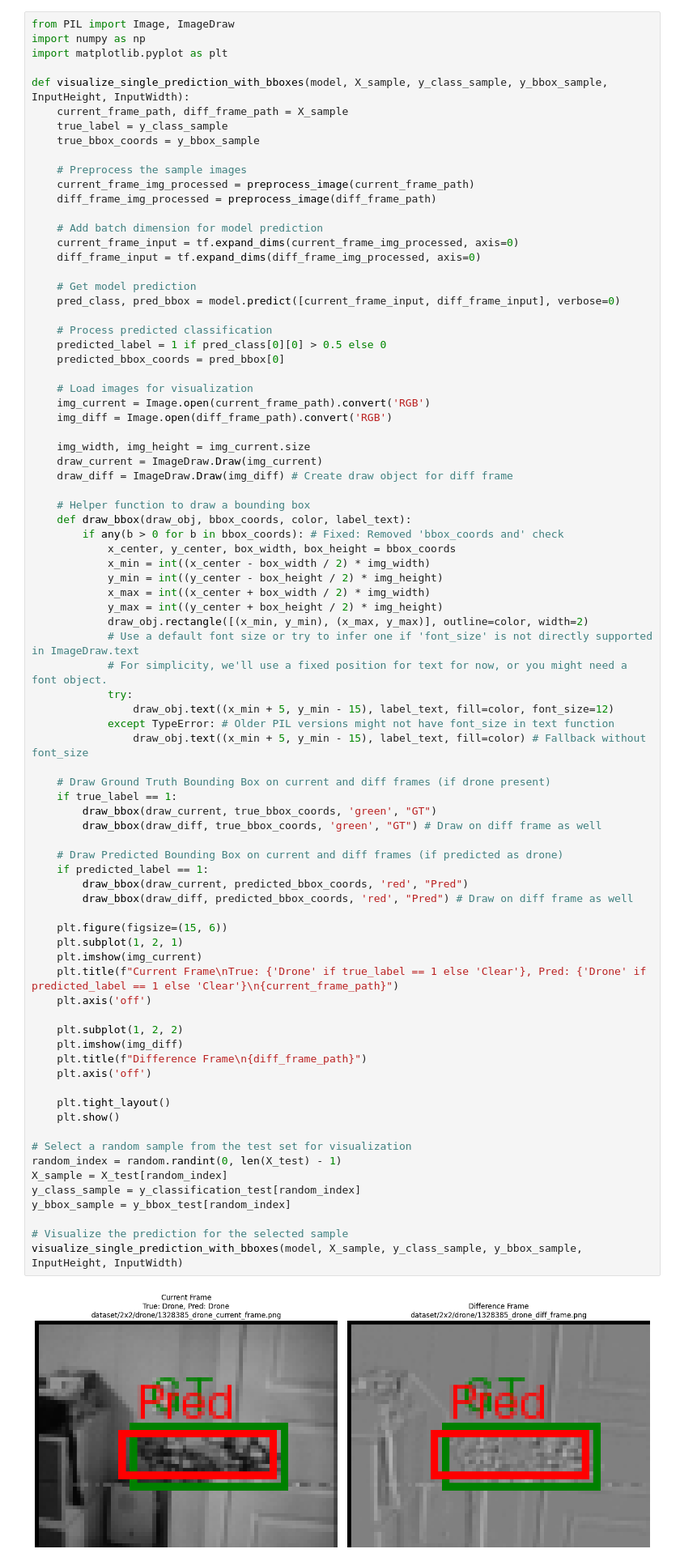
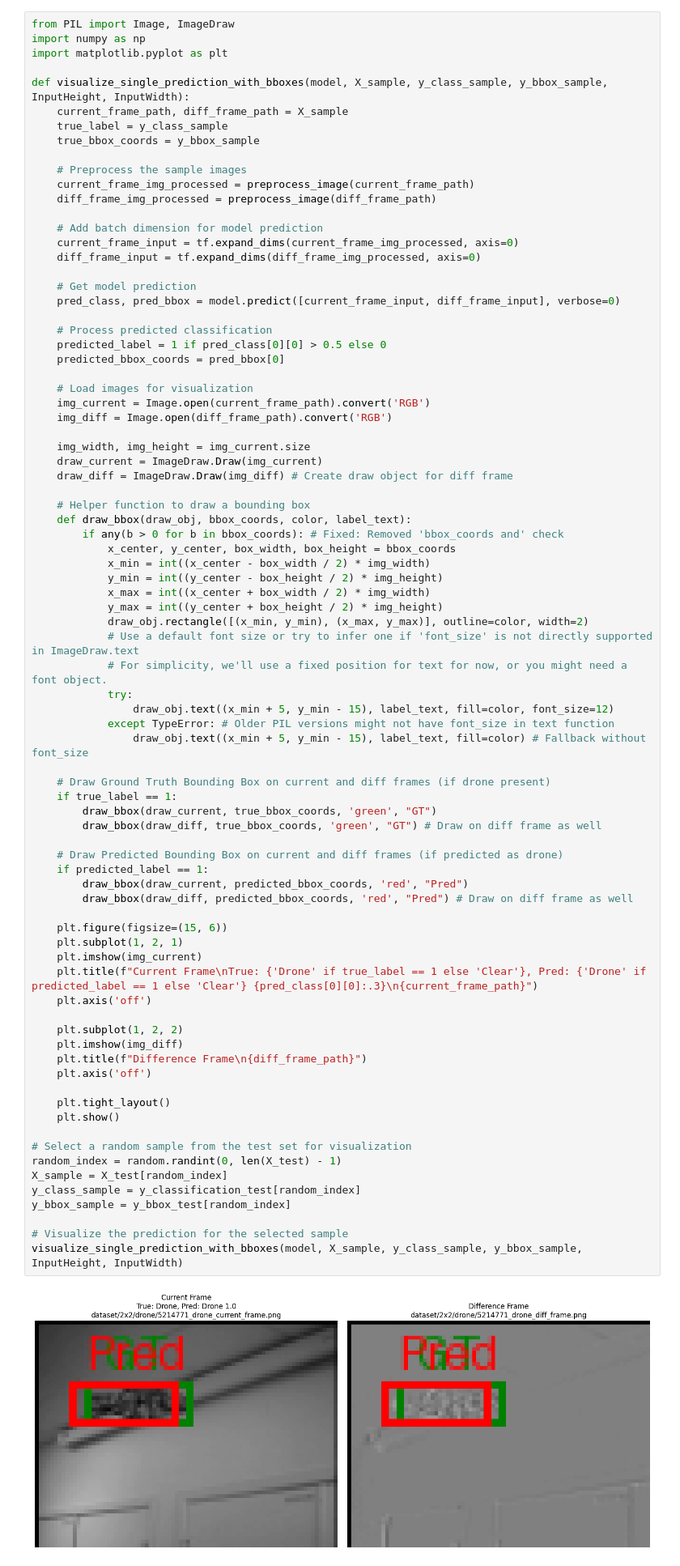
Before and after one commit to Trondster/CS4140, a Jupyter notebook: train/drone-classification.ipynb, the cells around one changed output. Shown at 81% size. Cells and saved outputs as stored; diff of their text form.

Commit message:
Added predict value and fixed predict box visualisation

```diff
--- a/train/drone-classification.ipynb
+++ b/train/drone-classification.ipynb
@@ -894,35 +894,35 @@ def visualize_single_prediction_with_bboxes(model, X_sample, y_class_sample, y_b
         draw_bbox(draw_current, true_bbox_coords, 'green', "GT")
         draw_bbox(draw_diff, true_bbox_coords, 'green', "GT") # Draw on diff frame as well
 
     # Draw Predicted Bounding Box on current and diff frames (if predicted as drone)
     if predicted_label == 1:
         draw_bbox(draw_current, predicted_bbox_coords, 'red', "Pred")
         draw_bbox(draw_diff, predicted_bbox_coords, 'red', "Pred") # Draw on diff frame as well
 
     plt.figure(figsize=(15, 6))
     plt.subplot(1, 2, 1)
     plt.imshow(img_current)
-    plt.title(f"Current Frame\nTrue: {'Drone' if true_label == 1 else 'Clear'}, Pred: {'Drone' if predicted_label == 1 else 'Clear'}\n{current_frame_path}")
+    plt.title(f"Current Frame\nTrue: {'Drone' if true_label == 1 else 'Clear'}, Pred: {'Drone' if predicted_label == 1 else 'Clear'} {pred_class[0][0]:.3}\n{current_frame_path}")
     plt.axis('off')
 
     plt.subplot(1, 2, 2)
     plt.imshow(img_diff)
     plt.title(f"Difference Frame\n{diff_frame_path}")
     plt.axis('off')
 
     plt.tight_layout()
     plt.show()
 
 # Select a random sample from the test set for visualization
 random_index = random.randint(0, len(X_test) - 1)
 X_sample = X_test[random_index]
 y_class_sample = y_classification_test[random_index]
 y_bbox_sample = y_bbox_test[random_index]
 
 # Visualize the prediction for the selected sample
 visualize_single_prediction_with_bboxes(model, X_sample, y_class_sample, y_bbox_sample, InputHeight, InputWidth)
 # %% [output]
-[figure, old version]
+[figure, new version]
 # %% [markdown]
 ## Confusion Matrix for Classification
 # %%
```
Also changed, not shown: parts of 1 cell of this notebook.
